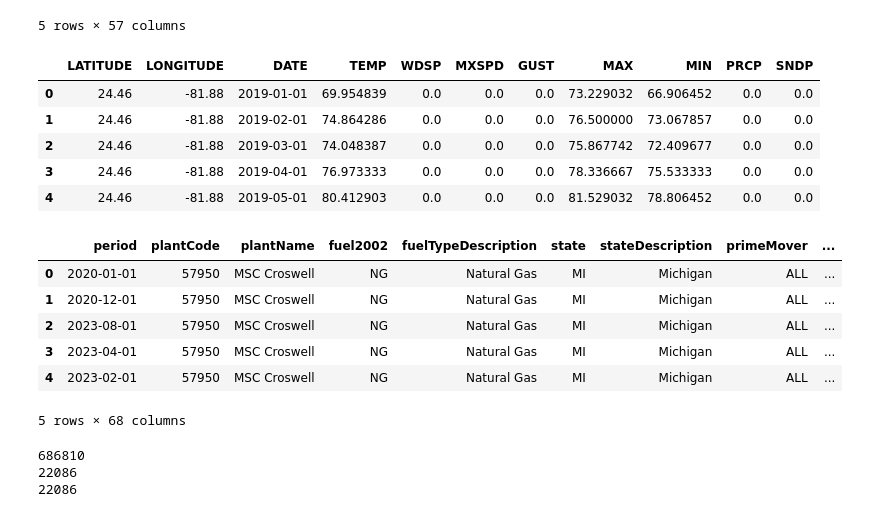
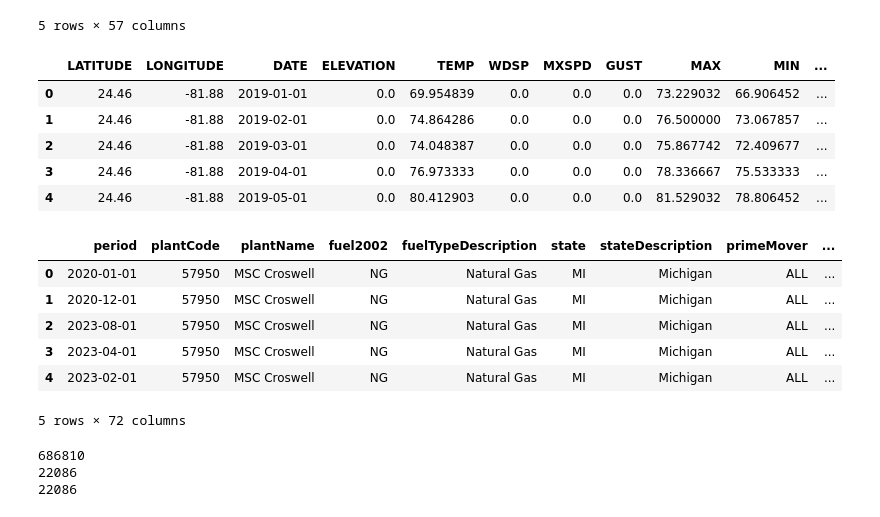
Before and after one commit to nblakkanesser/MADS_Milestone2, a Jupyter notebook: Merging/Data_Merging.ipynb, the cells around one changed output. Drawn from its saved outputs; the diff is of its cells as text; code cells hidden in the pictures.

```diff
--- a/Merging/Data_Merging.ipynb
+++ b/Merging/Data_Merging.ipynb
@@ -82,22 +80,22 @@ power_plants_data.head(5)
 5 rows × 57 columns
 # %%
 # Aggregate the weather data to make it more manageable
-columns_to_aggregate = ['LATITUDE','LONGITUDE','DATE', 'TEMP', 'WDSP',
-                         'MXSPD', 'GUST', 'MAX', 'MIN', 'PRCP',
-                         'SNDP', ]
+columns_to_aggregate = ['LATITUDE','LONGITUDE','DATE', 'ELEVATION', 'TEMP',
+       'WDSP', 'MXSPD', 'GUST', 'MAX', 'MIN', 'PRCP', 'SNDP', 'TEMPEXT_BASE40',
+       'TEMPEXT_BASE45', 'TEMPEXT_BASE50' ]
 weather_subset = weather_data[columns_to_aggregate]
 
 # Group by the monthly period (to match the natural gas data) and aggregate weather data for the selected columns
 aggregated_weather_data = weather_subset.groupby(['LATITUDE', 'LONGITUDE', pd.Grouper(key='DATE', freq='MS')]).agg(['mean']).reset_index().droplevel(1, axis=1)
 
 aggregated_weather_data.head(5)
 # %% [output]
-|  | LATITUDE | LONGITUDE | DATE | TEMP | WDSP | MXSPD | GUST | MAX | MIN | PRCP | SNDP |
-| 0 | 24.46 | -81.88 | 2019-01-01 | 69.954839 | 0.0 | 0.0 | 0.0 | 73.229032 | 66.906452 | 0.0 | 0.0 |
-| 1 | 24.46 | -81.88 | 2019-02-01 | 74.864286 | 0.0 | 0.0 | 0.0 | 76.500000 | 73.067857 | 0.0 | 0.0 |
-| 2 | 24.46 | -81.88 | 2019-03-01 | 74.048387 | 0.0 | 0.0 | 0.0 | 75.867742 | 72.409677 | 0.0 | 0.0 |
-| 3 | 24.46 | -81.88 | 2019-04-01 | 76.973333 | 0.0 | 0.0 | 0.0 | 78.336667 | 75.533333 | 0.0 | 0.0 |
-| 4 | 24.46 | -81.88 | 2019-05-01 | 80.412903 | 0.0 | 0.0 | 0.0 | 81.529032 | 78.806452 | 0.0 | 0.0 |
+|  | LATITUDE | LONGITUDE | DATE | ELEVATION | TEMP | WDSP | MXSPD | GUST | MAX | MIN | ... |
+| 0 | 24.46 | -81.88 | 2019-01-01 | 0.0 | 69.954839 | 0.0 | 0.0 | 0.0 | 73.229032 | 66.906452 | ... |
+| 1 | 24.46 | -81.88 | 2019-02-01 | 0.0 | 74.864286 | 0.0 | 0.0 | 0.0 | 76.500000 | 73.067857 | ... |
+| 2 | 24.46 | -81.88 | 2019-03-01 | 0.0 | 74.048387 | 0.0 | 0.0 | 0.0 | 75.867742 | 72.409677 | ... |
+| 3 | 24.46 | -81.88 | 2019-04-01 | 0.0 | 76.973333 | 0.0 | 0.0 | 0.0 | 78.336667 | 75.533333 | ... |
+| 4 | 24.46 | -81.88 | 2019-05-01 | 0.0 | 80.412903 | 0.0 | 0.0 | 0.0 | 81.529032 | 78.806452 | ... |
 # %%
 # Function to find the closest weather station for each power plant
 def find_nearest_weather_station(row, weather_data):
@@ -127,7 +125,7 @@ merged_data.head(5)
 | 2 | 2023-08-01 | 57950 | MSC Croswell | NG | Natural Gas | MI | Michigan | ALL | ... |
 | 3 | 2023-04-01 | 57950 | MSC Croswell | NG | Natural Gas | MI | Michigan | ALL | ... |
 | 4 | 2023-02-01 | 57950 | MSC Croswell | NG | Natural Gas | MI | Michigan | ALL | ... |
-5 rows × 68 columns
+5 rows × 72 columns
 # %%
 merged_data.to_csv("Merged_Data.csv", index=False)
 # %%
```
Also changed, not shown: parts of 1 cell of this notebook, 2 other files.
